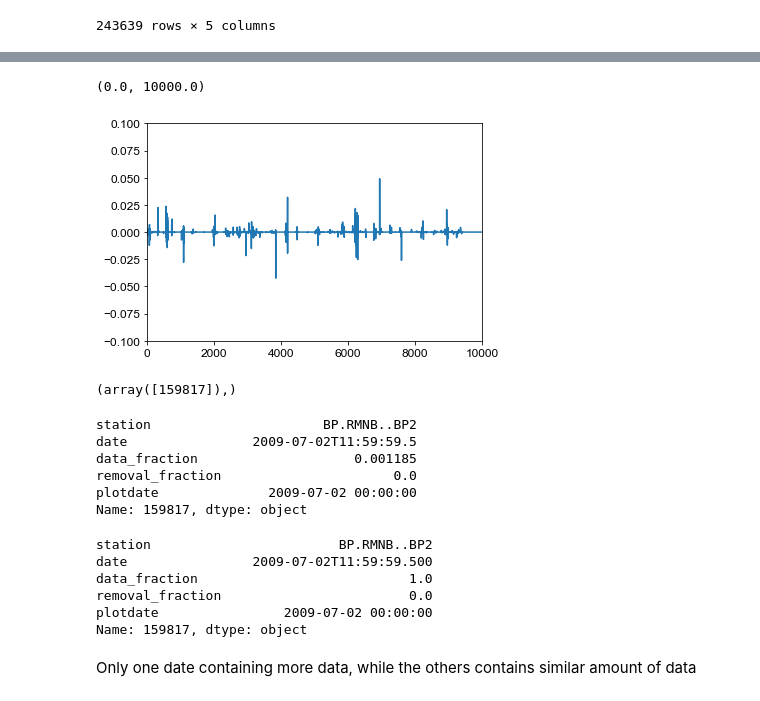
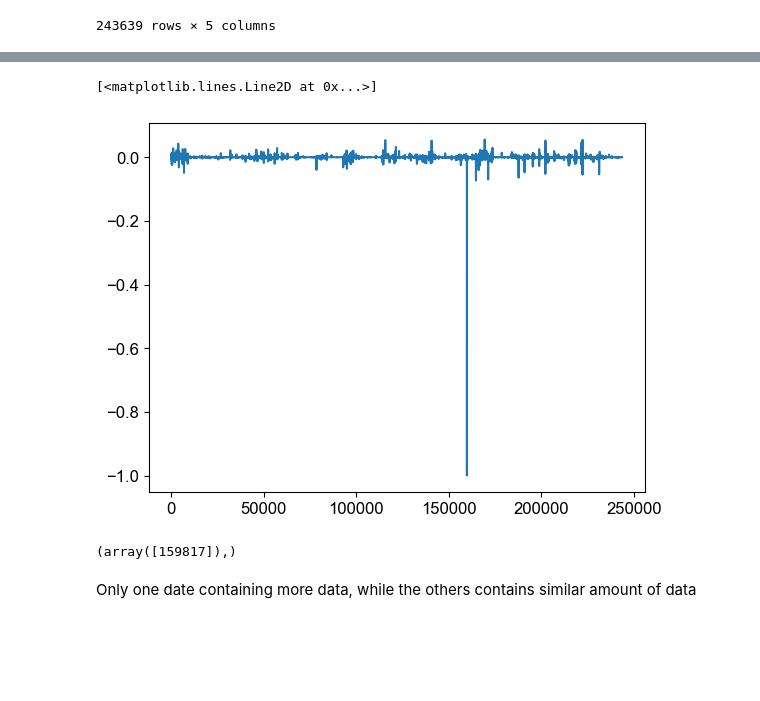
Before and after one commit to kura-okubo/SeisMonitoring_Paper, a Jupyter notebook: Post/DataAvailability/plot_DataAvailability_BP.ipynb, the cells around one changed output, grey strips where cells are left out. Cells and saved outputs as stored; diff of their text form; code cells hidden in the pictures; blank space fills up the shorter version.

```diff
--- a/Post/DataAvailability/plot_DataAvailability_BP.ipynb
+++ b/Post/DataAvailability/plot_DataAvailability_BP.ipynb
@@ -189,7 +188,7 @@ len(stalist)
 # %% [markdown]
 ## Compare the data fraction between tacc and uw
 # %%
-csv_file_uw = "./csv_dataavailability_uw/dataavailability_rawseismicdata_uw.csv"
+csv_file_uw = "./csv_dataavailability_uw/dataavailability_rawseismicdata_uw_2002-2022.csv"
 csv_file_tacc = "./csv_dataavailability_tacc/dataavailability_rawseismicdata_tacc.csv"
 
 df_origin_uw = pd.read_csv(csv_file_uw)
@@ -222,0 +219,11 @@ True
+# %%
+# number of data
+et_tacc = datetime.datetime(2020, 9, 1)
+df_origin_tacc_eq = df_origin_tacc[["station", "plotdate"]].reset_index(drop=True)
+df_origin_uw_eq = df_origin_uw[["station", "plotdate"]]
+df_origin_uw_eq = df_origin_uw_eq[df_origin_uw_eq["plotdate"] < et_tacc].reset_index(drop=True)
+
+df_origin_uw_trim = df_origin_uw[df_origin_uw["plotdate"] < et_tacc].reset_index(drop=True)
+
+
+print(f"comparison of data dates: {df_origin_uw_eq.equals(df_origin_tacc_eq)}")
@@ -223,10 +264,10 @@ True
 # %%
-diff_datafrac = df_origin_uw["data_fraction"] - df_origin_tacc["data_fraction"]
+diff_datafrac = df_origin_tacc["data_fraction"] - df_origin_uw_trim["data_fraction"]
 # %%
 plt.plot(diff_datafrac)
-plt.ylim([-0.1,0.1])
-plt.xlim([0,10000])
+# plt.ylim([-0.1,0.1])
+# plt.xlim([0,10000])
 # %% [output]
-(0.0, 10000.0)
+[<matplotlib.lines.Line2D at 0x...>]
-[figure, old version]
+[figure, new version]
 # %%
@@ -234,23 +275,5 @@ np.where(diff_datafrac > 0.5)
 # %% [output]
 (array([159817]),)
-# %%
-df_origin_tacc.iloc[159817]
-# %% [output]
-station                      BP.RMNB..BP2
-date                2009-07-02T11:59:59.5
-data_fraction                    0.001185
-removal_fraction                      0.0
-plotdate              2009-07-02 00:00:00
-Name: 159817, dtype: object
-# %%
-df_origin_uw.iloc[159817]
-# %% [output]
-station                        BP.RMNB..BP2
-date                2009-07-02T11:59:59.500
-data_fraction                           1.0
-removal_fraction                        0.0
-plotdate                2009-07-02 00:00:00
-Name: 159817, dtype: object
 # %% [markdown]
 Only one date containing more data, while the others contains similar amount of data
 # %%
```
Also changed, not shown: parts of 13 cells of this notebook, 19 other files.
